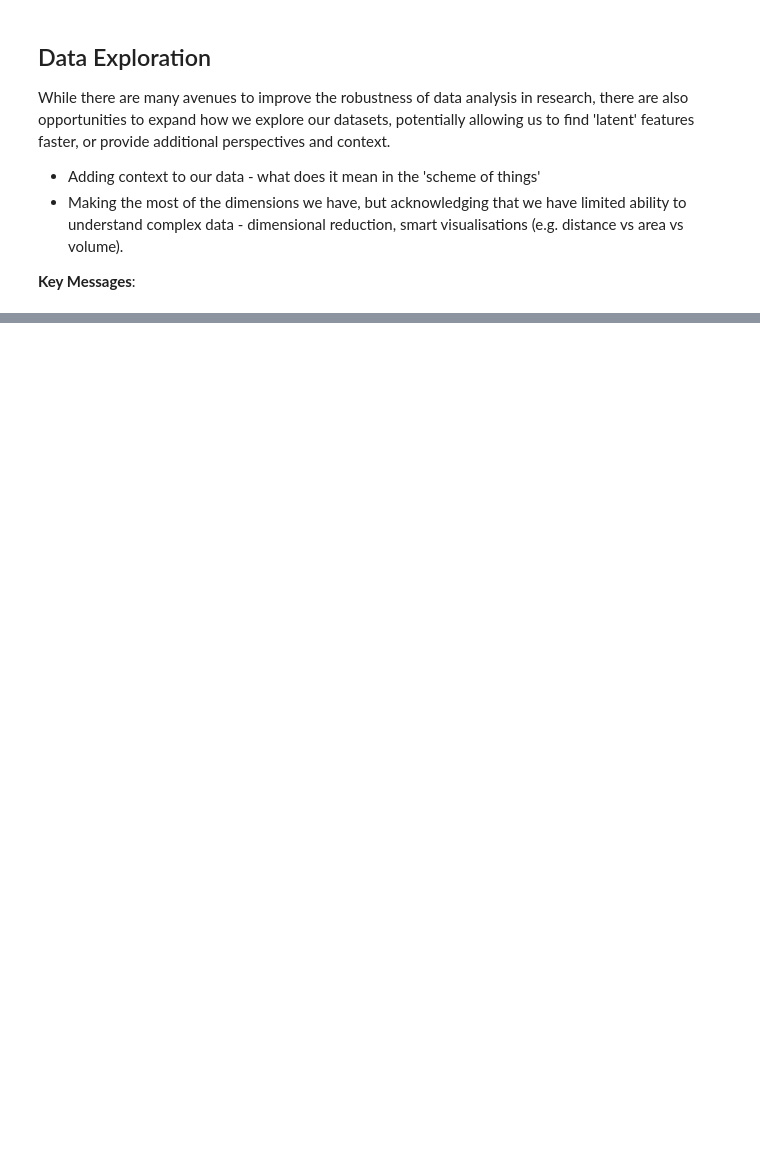
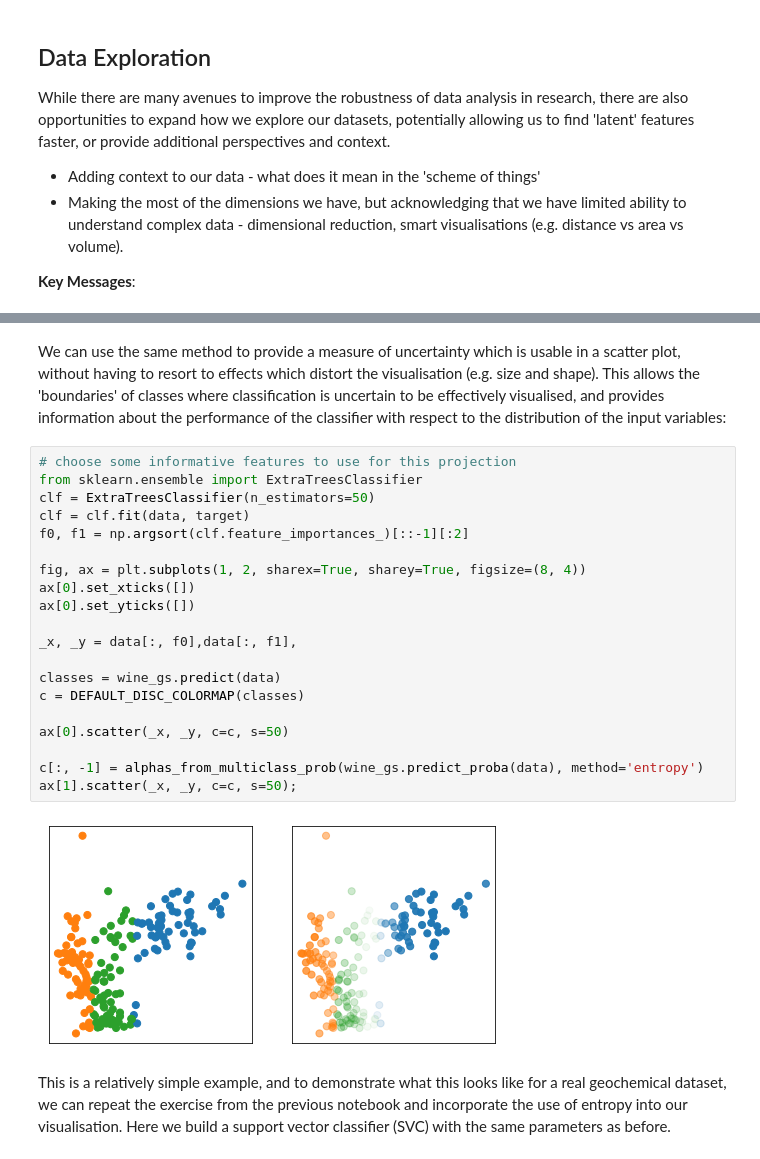
Before and after one commit to morganjwilliams/gs2020-diggingdeeper, a Jupyter notebook: 012_datavis.ipynb, the cells around one changed output, grey strips where cells are left out. Cells and saved outputs as stored; diff of their text form; blank space fills up the shorter version.

```diff
--- a/012_datavis.ipynb
+++ b/012_datavis.ipynb
@@ -200,0 +81,26 @@ ipv.show()
+# %% [markdown]
+We can use the same method to provide a measure of uncertainty which is usable in a scatter plot, without having to resort to effects which distort the visualisation (e.g. size and shape). This allows the 'boundaries' of classes where classification is uncertain to be effectively visualised, and provides information about the performance of the classifier with respect to the distribution of the input variables:
+# %%
+# choose some informative features to use for this projection
+from sklearn.ensemble import ExtraTreesClassifier
+clf = ExtraTreesClassifier(n_estimators=50)
+clf = clf.fit(data, target)
+f0, f1 = np.argsort(clf.feature_importances_)[::-1][:2]
+
+fig, ax = plt.subplots(1, 2, sharex=True, sharey=True, figsize=(8, 4))
+ax[0].set_xticks([])
+ax[0].set_yticks([])
+
+_x, _y = data[:, f0],data[:, f1],
+
+classes = wine_gs.predict(data)
+c = DEFAULT_DISC_COLORMAP(classes)
+
+ax[0].scatter(_x, _y, c=c, s=50)
+
+c[:, -1] = alphas_from_multiclass_prob(wine_gs.predict_proba(data), method='entropy')
+ax[1].scatter(_x, _y, c=c, s=50);
+# %% [output]
+[figure, added]
+# %% [markdown]
+This is a relatively simple example, and to demonstrate what this looks like for a real geochemical dataset, we can repeat the exercise from the previous notebook and incorporate the use of entropy into our visualisation. Here we build a support vector classifier (SVC) with the same parameters as before.
```
Also changed, not shown: parts of 36 cells of this notebook, 3 other files.
